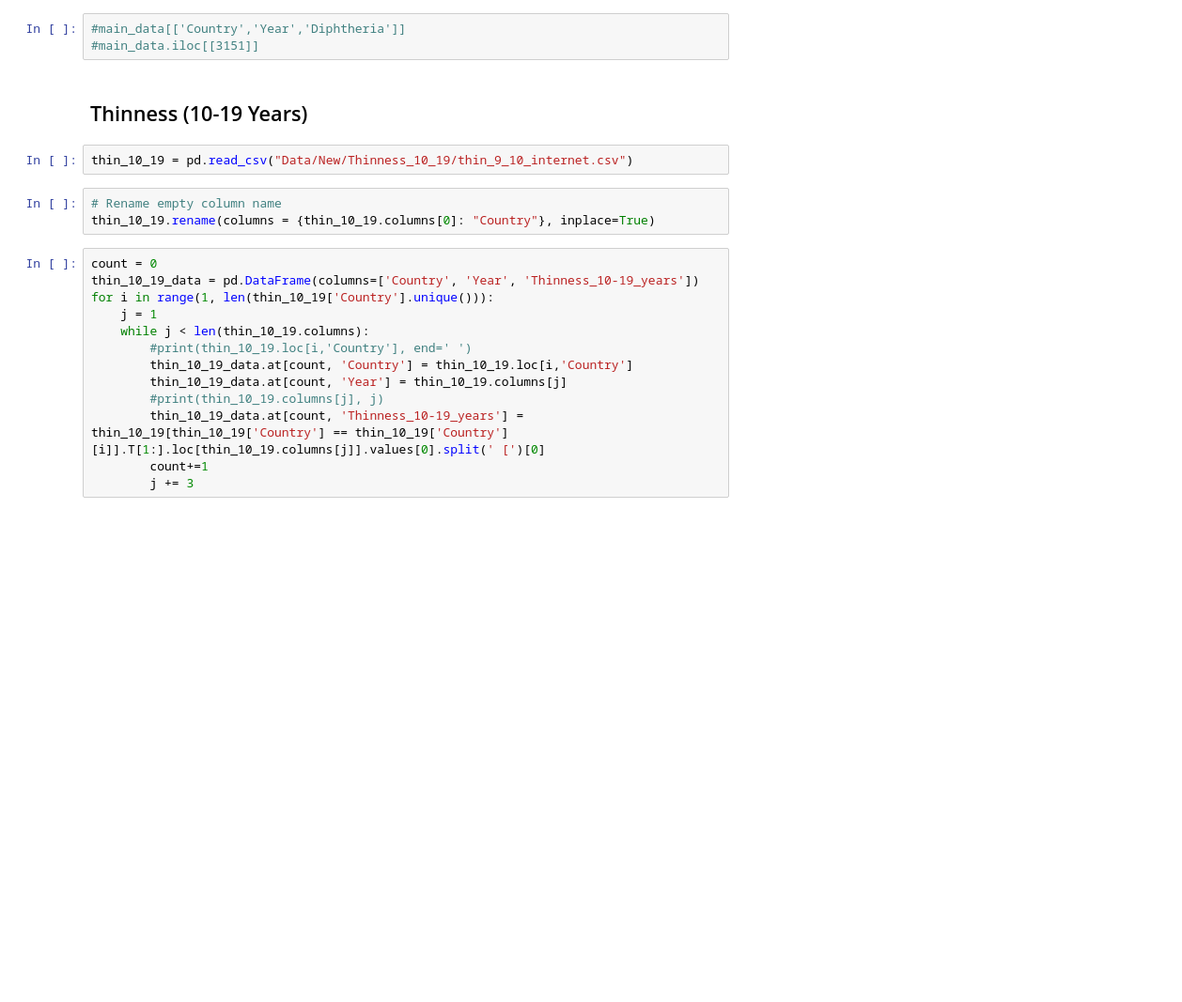
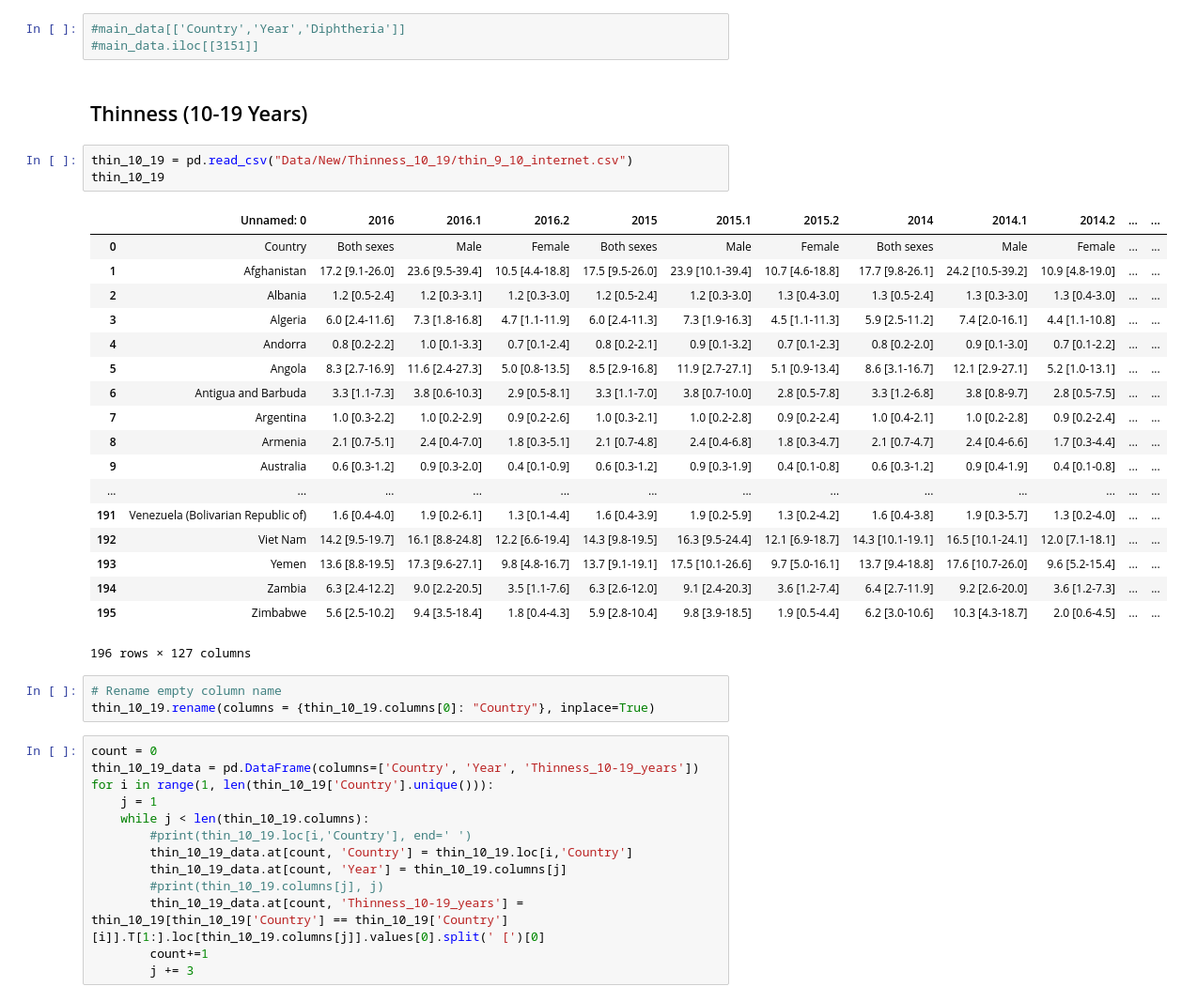
Before and after one commit to PVineeth/lifeexp_ml, a Jupyter notebook: Create_Dataset.ipynb, the cells around one changed output. Shown at 94% size. Saved outputs shown, nothing was run; the diff lists cells and outputs as text; blank space fills up the shorter version.

```diff
--- a/Create_Dataset.ipynb
+++ b/Create_Dataset.ipynb
@@ -480,6 +516,26 @@ for val in main_data['Country'].index:
 ## Thinness (10-19 Years)
 # %%
 thin_10_19 = pd.read_csv("Data/New/Thinness_10_19/thin_9_10_internet.csv")
+thin_10_19
+# %% [output]
+|  | Unnamed: 0 | 2016 | 2016.1 | 2016.2 | 2015 | 2015.1 | 2015.2 | 2014 | 2014.1 | 2014.2 | ... | ... |
+| 0 | Country | Both sexes | Male | Female | Both sexes | Male | Female | Both sexes | Male | Female | ... | ... |
+| 1 | Afghanistan | 17.2 [9.1-26.0] | 23.6 [9.5-39.4] | 10.5 [4.4-18.8] | 17.5 [9.5-26.0] | 23.9 [10.1-39.4] | 10.7 [4.6-18.8] | 17.7 [9.8-26.1] | 24.2 [10.5-39.2] | 10.9 [4.8-19.0] | ... | ... |
+| 2 | Albania | 1.2 [0.5-2.4] | 1.2 [0.3-3.1] | 1.2 [0.3-3.0] | 1.2 [0.5-2.4] | 1.2 [0.3-3.0] | 1.3 [0.4-3.0] | 1.3 [0.5-2.4] | 1.3 [0.3-3.0] | 1.3 [0.4-3.0] | ... | ... |
+| 3 | Algeria | 6.0 [2.4-11.6] | 7.3 [1.8-16.8] | 4.7 [1.1-11.9] | 6.0 [2.4-11.3] | 7.3 [1.9-16.3] | 4.5 [1.1-11.3] | 5.9 [2.5-11.2] | 7.4 [2.0-16.1] | 4.4 [1.1-10.8] | ... | ... |
+| 4 | Andorra | 0.8 [0.2-2.2] | 1.0 [0.1-3.3] | 0.7 [0.1-2.4] | 0.8 [0.2-2.1] | 0.9 [0.1-3.2] | 0.7 [0.1-2.3] | 0.8 [0.2-2.0] | 0.9 [0.1-3.0] | 0.7 [0.1-2.2] | ... | ... |
+| 5 | Angola | 8.3 [2.7-16.9] | 11.6 [2.4-27.3] | 5.0 [0.8-13.5] | 8.5 [2.9-16.8] | 11.9 [2.7-27.1] | 5.1 [0.9-13.4] | 8.6 [3.1-16.7] | 12.1 [2.9-27.1] | 5.2 [1.0-13.1] | ... | ... |
+| 6 | Antigua and Barbuda | 3.3 [1.1-7.3] | 3.8 [0.6-10.3] | 2.9 [0.5-8.1] | 3.3 [1.1-7.0] | 3.8 [0.7-10.0] | 2.8 [0.5-7.8] | 3.3 [1.2-6.8] | 3.8 [0.8-9.7] | 2.8 [0.5-7.5] | ... | ... |
+| 7 | Argentina | 1.0 [0.3-2.2] | 1.0 [0.2-2.9] | 0.9 [0.2-2.6] | 1.0 [0.3-2.1] | 1.0 [0.2-2.8] | 0.9 [0.2-2.4] | 1.0 [0.4-2.1] | 1.0 [0.2-2.8] | 0.9 [0.2-2.4] | ... | ... |
+| 8 | Armenia | 2.1 [0.7-5.1] | 2.4 [0.4-7.0] | 1.8 [0.3-5.1] | 2.1 [0.7-4.8] | 2.4 [0.4-6.8] | 1.8 [0.3-4.7] | 2.1 [0.7-4.7] | 2.4 [0.4-6.6] | 1.7 [0.3-4.4] | ... | ... |
+| 9 | Australia | 0.6 [0.3-1.2] | 0.9 [0.3-2.0] | 0.4 [0.1-0.9] | 0.6 [0.3-1.2] | 0.9 [0.3-1.9] | 0.4 [0.1-0.8] | 0.6 [0.3-1.2] | 0.9 [0.4-1.9] | 0.4 [0.1-0.8] | ... | ... |
+| ... | ... | ... | ... | ... | ... | ... | ... | ... | ... | ... | ... | ... |
+| 191 | Venezuela (Bolivarian Republic of) | 1.6 [0.4-4.0] | 1.9 [0.2-6.1] | 1.3 [0.1-4.4] | 1.6 [0.4-3.9] | 1.9 [0.2-5.9] | 1.3 [0.2-4.2] | 1.6 [0.4-3.8] | 1.9 [0.3-5.7] | 1.3 [0.2-4.0] | ... | ... |
+| 192 | Viet Nam | 14.2 [9.5-19.7] | 16.1 [8.8-24.8] | 12.2 [6.6-19.4] | 14.3 [9.8-19.5] | 16.3 [9.5-24.4] | 12.1 [6.9-18.7] | 14.3 [10.1-19.1] | 16.5 [10.1-24.1] | 12.0 [7.1-18.1] | ... | ... |
+| 193 | Yemen | 13.6 [8.8-19.5] | 17.3 [9.6-27.1] | 9.8 [4.8-16.7] | 13.7 [9.1-19.1] | 17.5 [10.1-26.6] | 9.7 [5.0-16.1] | 13.7 [9.4-18.8] | 17.6 [10.7-26.0] | 9.6 [5.2-15.4] | ... | ... |
+| 194 | Zambia | 6.3 [2.4-12.2] | 9.0 [2.2-20.5] | 3.5 [1.1-7.6] | 6.3 [2.6-12.0] | 9.1 [2.4-20.3] | 3.6 [1.2-7.4] | 6.4 [2.7-11.9] | 9.2 [2.6-20.0] | 3.6 [1.2-7.3] | ... | ... |
+| 195 | Zimbabwe | 5.6 [2.5-10.2] | 9.4 [3.5-18.4] | 1.8 [0.4-4.3] | 5.9 [2.8-10.4] | 9.8 [3.9-18.5] | 1.9 [0.5-4.4] | 6.2 [3.0-10.6] | 10.3 [4.3-18.7] | 2.0 [0.6-4.5] | ... | ... |
+196 rows × 127 columns
 # %%
 # Rename empty column name
 thin_10_19.rename(columns = {thin_10_19.columns[0]: "Country"}, inplace=True)
```
Also changed, not shown: parts of 97 cells of this notebook, 30 other files.
